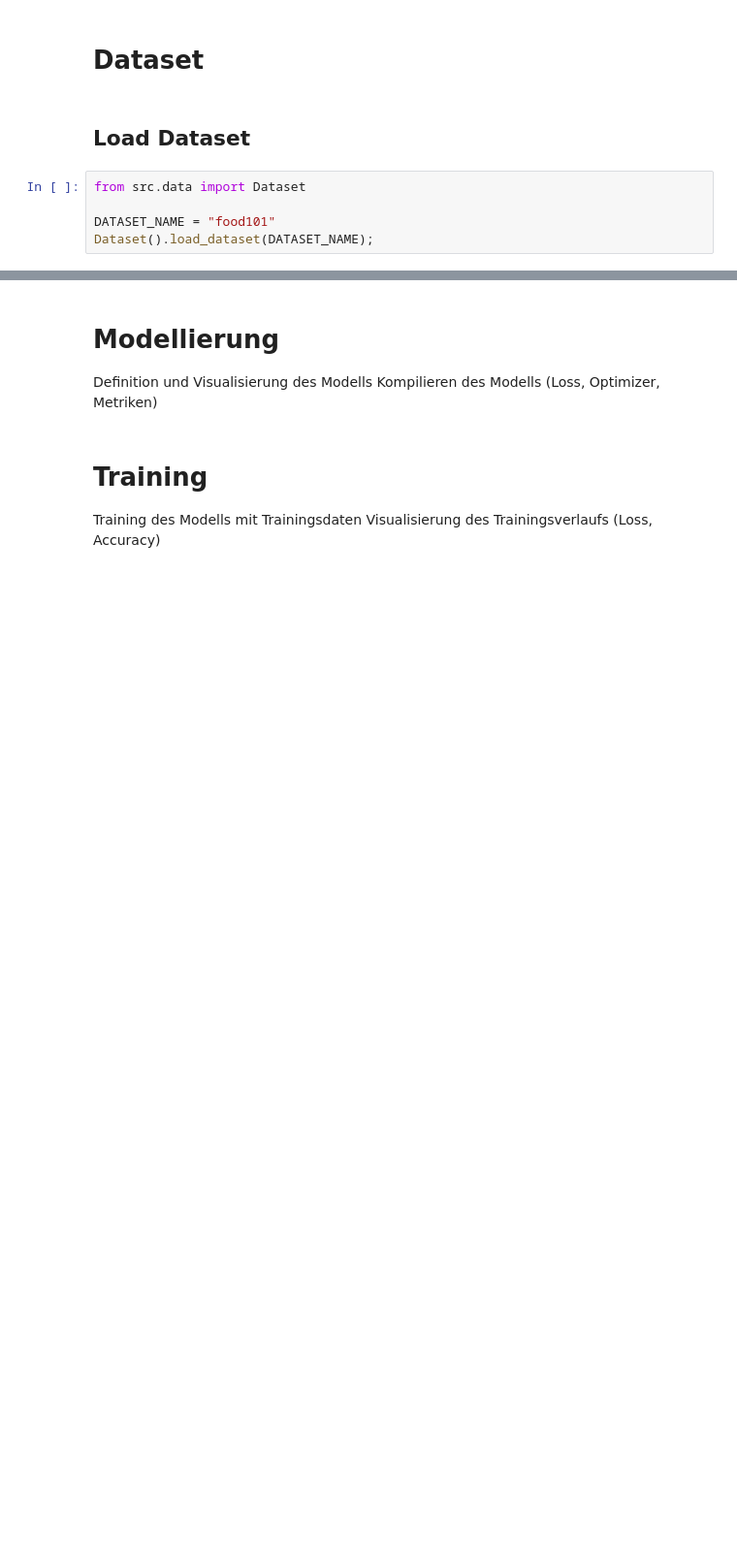
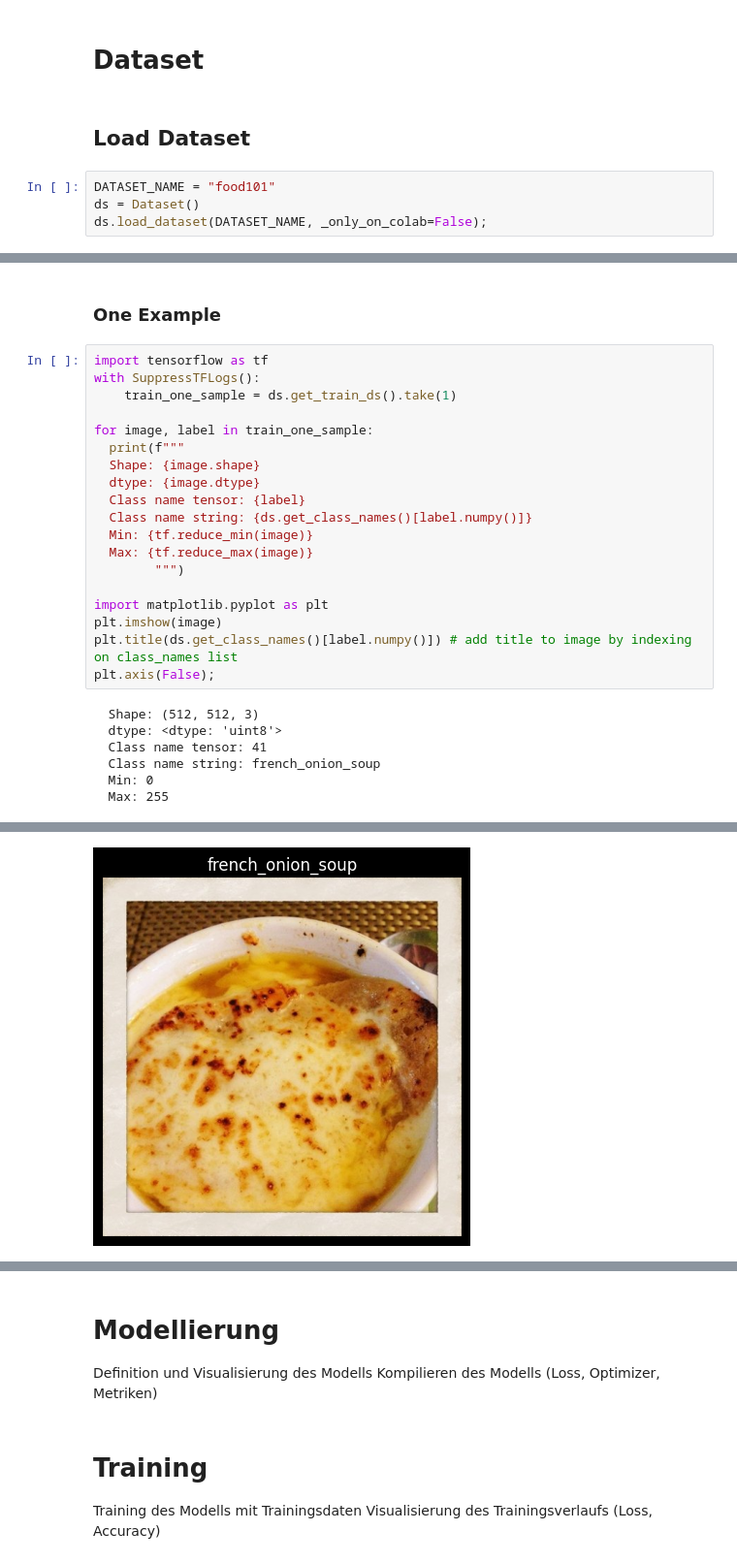
Before and after one commit to gjo-se/images-multiclass, a Jupyter notebook: notebooks/experiments/00_baseline.ipynb, the cells around one changed output, grey strips where cells are left out. Shown at 97% size. Drawn from its saved outputs; the diff is of its cells as text; blank space fills up the shorter version.

Commit message:
added EDA Dataset

```diff
--- a/notebooks/experiments/00_baseline.ipynb
+++ b/notebooks/experiments/00_baseline.ipynb
@@ -51,7 +53,6 @@ TensorFlow Version: 2.20.0
 # %% [markdown]
 ## Load Dataset
 # %%
-from src.data import Dataset
-
 DATASET_NAME = "food101"
-Dataset().load_dataset(DATASET_NAME);
+ds = Dataset()
+ds.load_dataset(DATASET_NAME, _only_on_colab=False);
@@ -59,0 +98,28 @@ Dataset().load_dataset(DATASET_NAME);
+# %% [markdown]
+### One Example
+# %%
+import tensorflow as tf
+with SuppressTFLogs():
+    train_one_sample = ds.get_train_ds().take(1)
+
+for image, label in train_one_sample:
+  print(f"""
+  Shape: {image.shape}
+  dtype: {image.dtype}
+  Class name tensor: {label}
+  Class name string: {ds.get_class_names()[label.numpy()]}
+  Min: {tf.reduce_min(image)}
+  Max: {tf.reduce_max(image)}
+        """)
+
+import matplotlib.pyplot as plt
+plt.imshow(image)
+plt.title(ds.get_class_names()[label.numpy()]) # add title to image by indexing on class_names list
+plt.axis(False);
+# %% [output]
+  Shape: (512, 512, 3)
+  dtype: <dtype: 'uint8'>
+  Class name tensor: 41
+  Class name string: french_onion_soup
+  Min: 0
+  Max: 255
@@ -60,3 +128,4 @@ Dataset().load_dataset(DATASET_NAME);
+[figure, added]
 # %%
 import matplotlib.pyplot as plt
 import numpy as np
```
Also changed, not shown: parts of 11 cells of this notebook, 5 other files.
